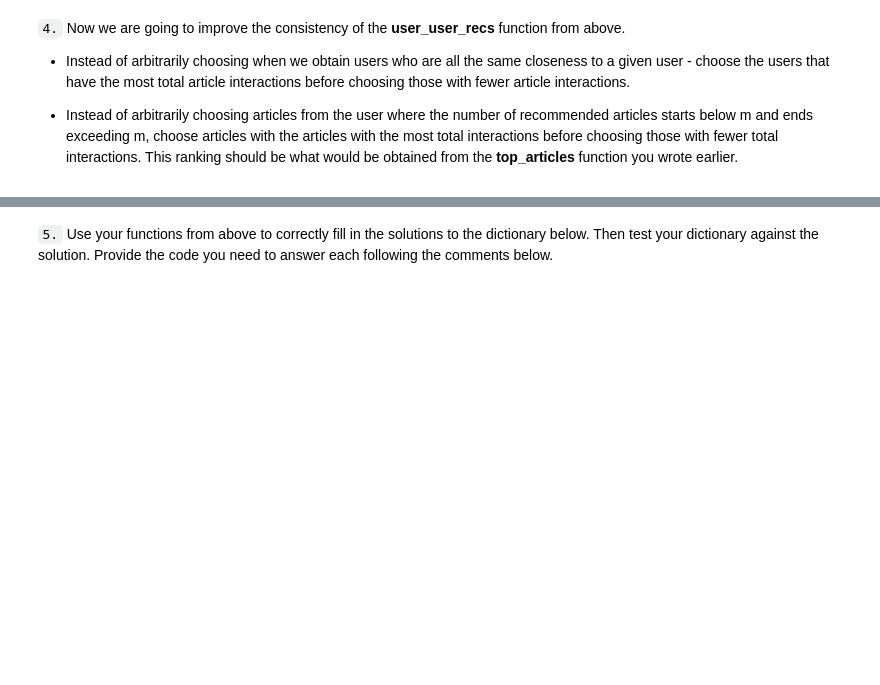
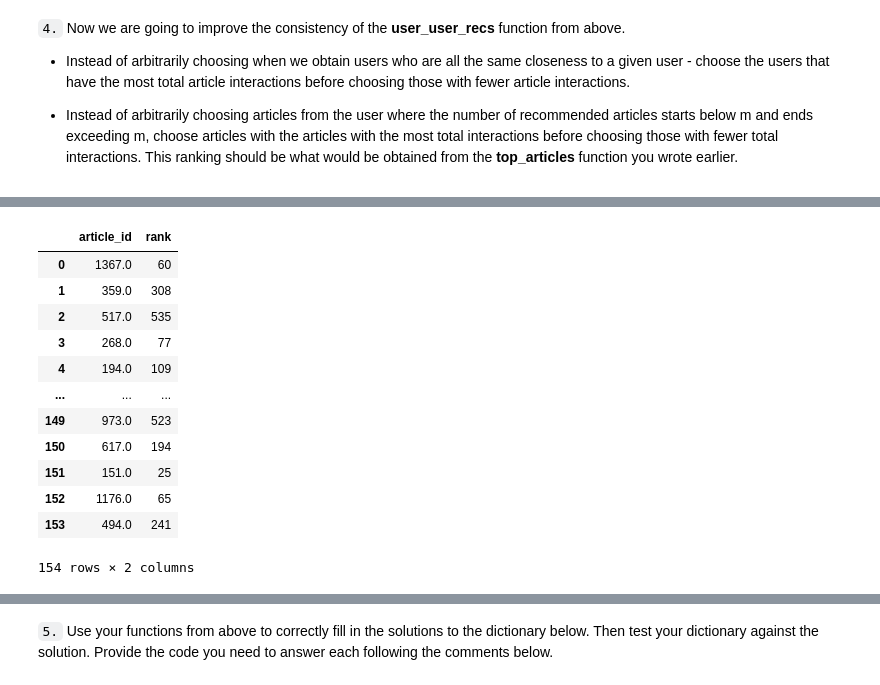
Before and after one commit to cerionXLII/RecommendationsWithIBM, a Jupyter notebook: src/Recommendations_with_IBM.ipynb, the cells around one changed output, grey strips where cells are left out. Saved outputs shown, nothing was run; the diff lists cells and outputs as text; code cells hidden in the pictures; blank space fills up the shorter version.

```diff
--- a/src/Recommendations_with_IBM.ipynb
+++ b/src/Recommendations_with_IBM.ipynb
@@ -616,0 +743,2 @@ def user_user_recs_part2(user_id, m=10):
+# %%
+rankings = list(range(len(topArticleIds))) #0,1,2,3...
@@ -616,0 +783,17 @@ def user_user_recs_part2(user_id, m=10):
+# %%
+articleCandidates = articleCandidates.merge(articleRankings,on='article_id',how='inner')
+articleCandidates
+# %% [output]
+|  | article_id | rank |
+| 0 | 1367.0 | 60 |
+| 1 | 359.0 | 308 |
+| 2 | 517.0 | 535 |
+| 3 | 268.0 | 77 |
+| 4 | 194.0 | 109 |
+| ... | ... | ... |
+| 149 | 973.0 | 523 |
+| 150 | 617.0 | 194 |
+| 151 | 151.0 | 25 |
+| 152 | 1176.0 | 65 |
+| 153 | 494.0 | 241 |
+154 rows × 2 columns
```
Also changed, not shown: parts of 34 cells of this notebook.
